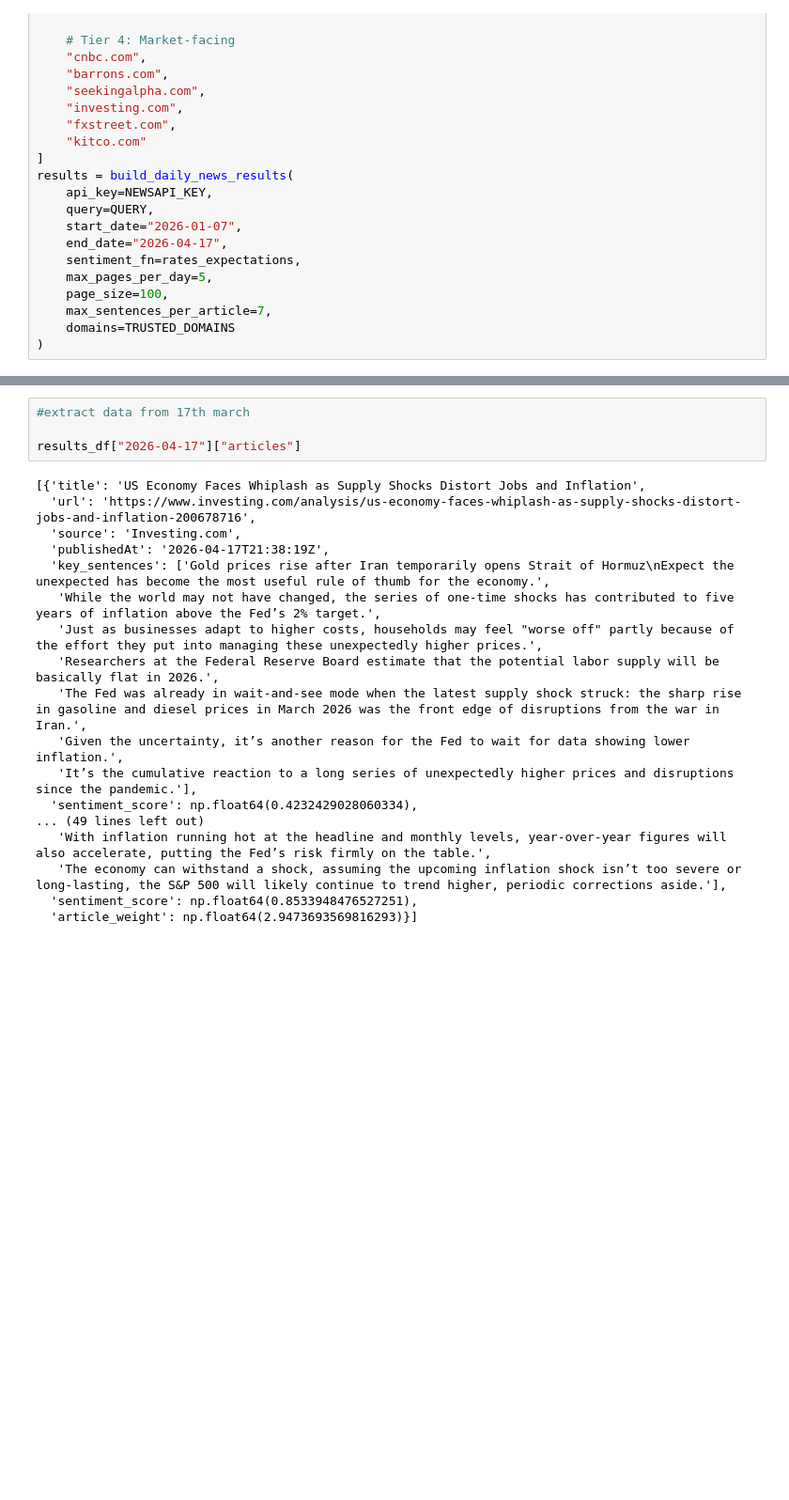
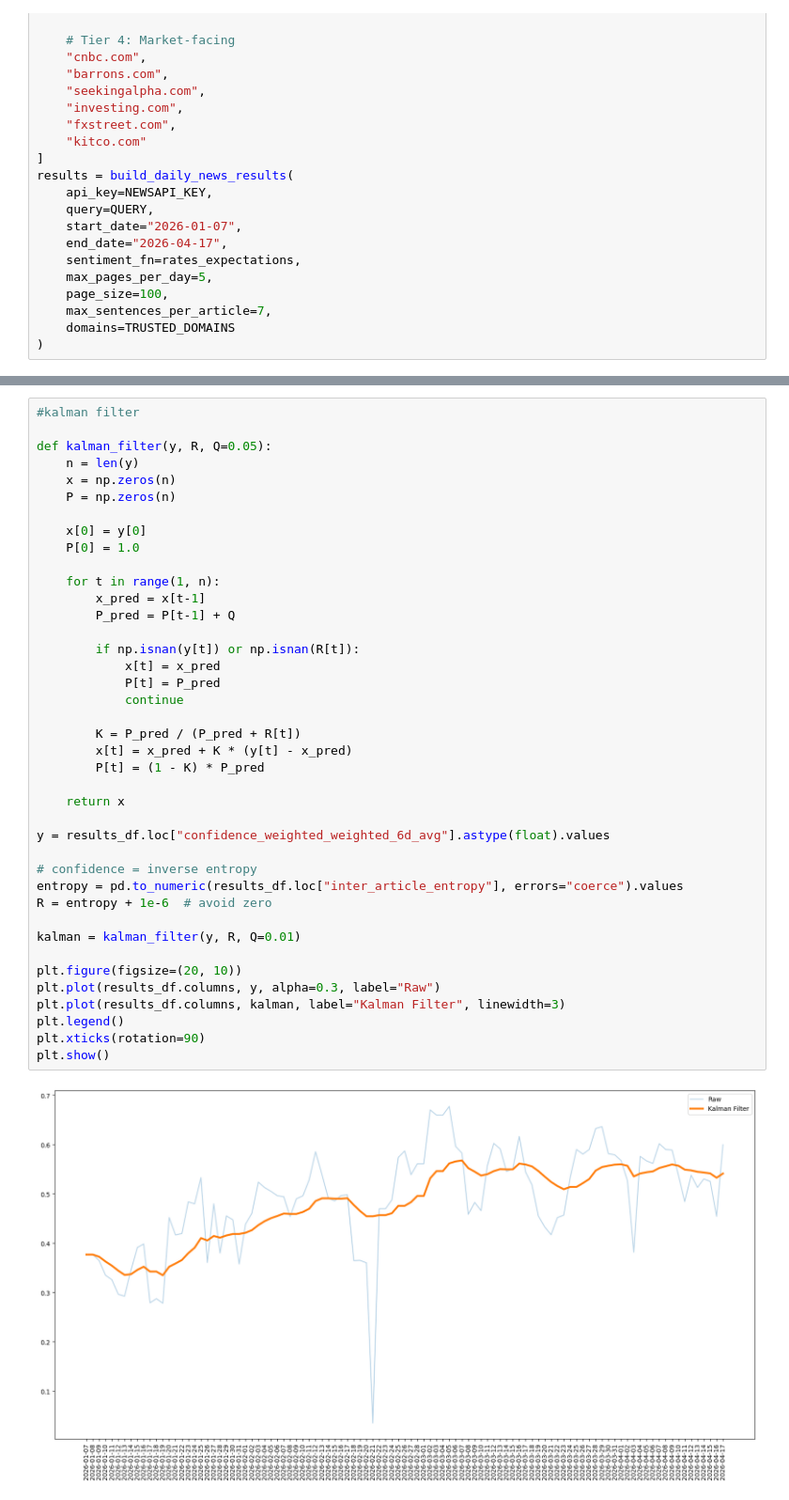
Before and after one commit to JSek7/Citadel-Fixed-Income-Challenge---Sentiment-Analysis, a Jupyter notebook: Notebooks/Notebooks/ngnews_api_sentiment_analysis.ipynb, the cells around one changed output, grey strips where cells are left out. Shown at 94% size. Drawn from its saved outputs; the diff is of its cells as text; blank space fills up the shorter version.

```diff
--- a/Notebooks/Notebooks/ngnews_api_sentiment_analysis.ipynb
+++ b/Notebooks/Notebooks/ngnews_api_sentiment_analysis.ipynb
@@ -890,22 +896,42 @@ plt.plot(results_df.columns, smoothed[:, 1], label="LOWESS Smoothed", linewidth=
 # %%
-#extract data from 17th march
+#kalman filter
 
-results_df["2026-04-17"]["articles"]
+def kalman_filter(y, R, Q=0.05):
+    n = len(y)
+    x = np.zeros(n)
+    P = np.zeros(n)
+
+    x[0] = y[0]
+    P[0] = 1.0
+
+    for t in range(1, n):
+        x_pred = x[t-1]
+        P_pred = P[t-1] + Q
+
+        if np.isnan(y[t]) or np.isnan(R[t]):
+            x[t] = x_pred
+            P[t] = P_pred
+            continue
+
+        K = P_pred / (P_pred + R[t])
+        x[t] = x_pred + K * (y[t] - x_pred)
+        P[t] = (1 - K) * P_pred
+
+    return x
+
+y = results_df.loc["confidence_weighted_weighted_6d_avg"].astype(float).values
+
+# confidence = inverse entropy
+entropy = pd.to_numeric(results_df.loc["inter_article_entropy"], errors="coerce").values
+R = entropy + 1e-6  # avoid zero
+
+kalman = kalman_filter(y, R, Q=0.01)
+
+plt.figure(figsize=(20, 10))
+plt.plot(results_df.columns, y, alpha=0.3, label="Raw")
+plt.plot(results_df.columns, kalman, label="Kalman Filter", linewidth=3)
+plt.legend()
+plt.xticks(rotation=90)
+plt.show()
 # %% [output]
-[{'title': 'US Economy Faces Whiplash as Supply Shocks Distort Jobs and Inflation',
-  'url': 'https://www.investing.com/analysis/us-economy-faces-whiplash-as-supply-shocks-distort-jobs-and-inflation-200678716',
-  'source': 'Investing.com',
-  'publishedAt': '2026-04-17T21:38:19Z',
-  'key_sentences': ['Gold prices rise after Iran temporarily opens Strait of Hormuz\nExpect the unexpected has become the most useful rule of thumb for the economy.',
-   'While the world may not have changed, the series of one-time shocks has contributed to five years of inflation above the Fed’s 2% target.',
-   'Just as businesses adapt to higher costs, households may feel "worse off" partly because of the effort they put into managing these unexpectedly higher prices.',
-   'Researchers at the Federal Reserve Board estimate that the potential labor supply will be basically flat in 2026.',
-   'The Fed was already in wait-and-see mode when the latest supply shock struck: the sharp rise in gasoline and diesel prices in March 2026 was the front edge of disruptions from the war in Iran.',
-   'Given the uncertainty, it’s another reason for the Fed to wait for data showing lower inflation.',
-   'It’s the cumulative reaction to a long series of unexpectedly higher prices and disruptions since the pandemic.'],
-  'sentiment_score': np.float64(0.4232429028060334),
-... (49 lines left out)
-   'With inflation running hot at the headline and monthly levels, year-over-year figures will also accelerate, putting the Fed’s risk firmly on the table.',
-   'The economy can withstand a shock, assuming the upcoming inflation shock isn’t too severe or long-lasting, the S&P 500 will likely continue to trend higher, periodic corrections aside.'],
-  'sentiment_score': np.float64(0.8533948476527251),
-  'article_weight': np.float64(2.9473693569816293)}]
+[figure, added]
```
Also changed, not shown: parts of 4 cells of this notebook.
